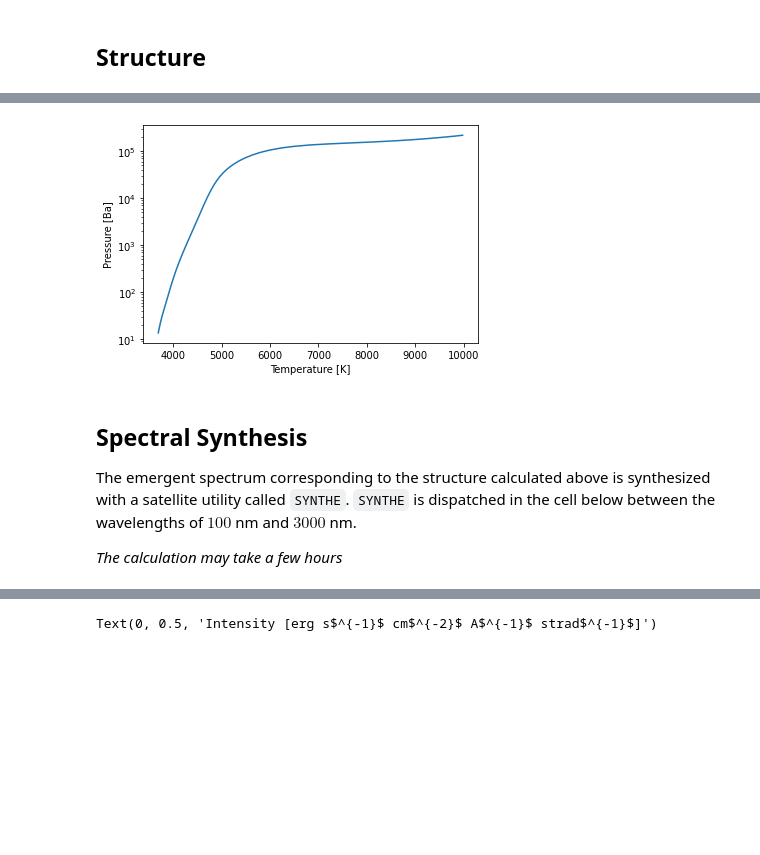
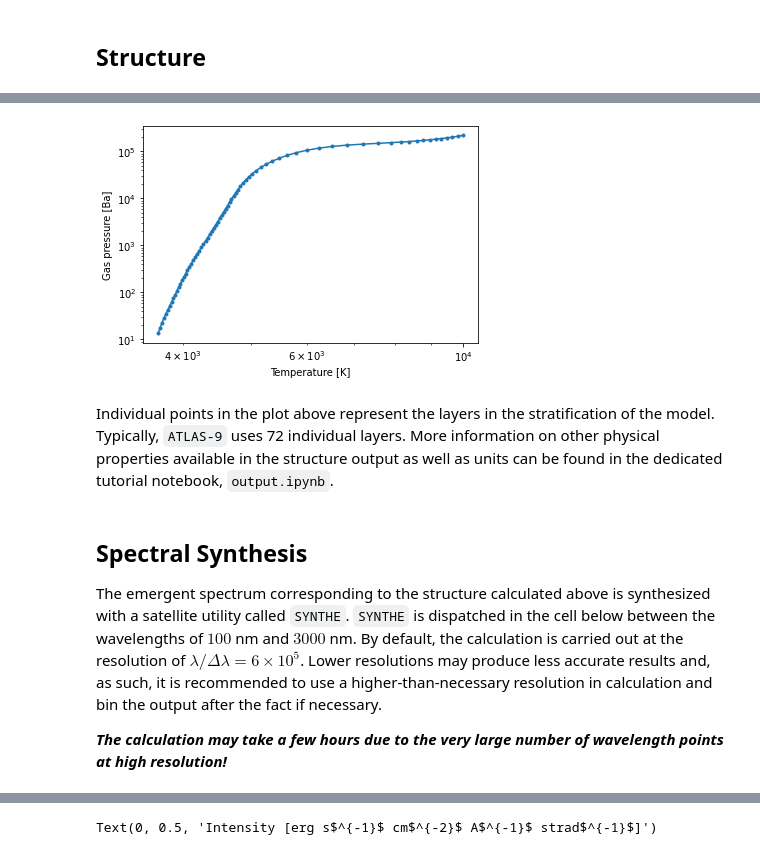
Before and after one commit to Roman-UCSD/BasicATLAS, a Jupyter notebook: examples/sun_model.ipynb, the cells around one changed output, grey strips where cells are left out. Drawn from its saved outputs; the diff is of its cells as text; code cells hidden in the pictures; blank space fills up the shorter version.

```diff
--- a/examples/sun_model.ipynb
+++ b/examples/sun_model.ipynb
@@ -38,18 +45,23 @@ We can now plot the calculated temperature/pressure profile with `MatPlotLib`:
 # %%
+# Load the structure data from the model
 structure, units = atlas.read_structure(run_dir)
 
-plt.plot(structure['temperature'], structure['gas_pressure'])
+# Produce a labelled MatPlotLib plot
+plt.plot(structure['temperature'], structure['gas_pressure'], '.-')
 plt.xlabel('Temperature [K]')
-plt.ylabel('Pressure [Ba]')
+plt.ylabel('Gas pressure [Ba]')
 plt.yscale('log')
+plt.xscale('log')
 # %% [output]
-[figure, old version]
+[figure, new version]
+# %% [markdown]
+Individual points in the plot above represent the layers in the stratification of the model. Typically, `ATLAS-9` uses 72 individual layers. More information on other physical properties available in the structure output as well as units can be found in the dedicated tutorial notebook, `output.ipynb`.
 # %% [markdown]
 ## Spectral Synthesis
 
-The emergent spectrum corresponding to the structure calculated above is synthesized with a satellite utility called `SYNTHE`. `SYNTHE` is dispatched in the cell below between the wavelengths of $100$ nm and $3000$ nm.
+The emergent spectrum corresponding to the structure calculated above is synthesized with a satellite utility called `SYNTHE`. `SYNTHE` is dispatched in the cell below between the wavelengths of $100$ nm and $3000$ nm. By default, the calculation is carried out at the resolution of $\lambda/\Delta\lambda=6\times10^{5}$. Lower resolutions may produce less accurate results and, as such, it is recommended to use a higher-than-necessary resolution in calculation and bin the output after the fact if necessary.
 
-*The calculation may take a few hours*
+***The calculation may take a few hours due to the very large number of wavelength points at high resolution!***
 # %%
 atlas.synthe(run_dir, 100, 3000)
 # %% [output]
```
Also changed, not shown: parts of 11 cells of this notebook, 6 other files.
